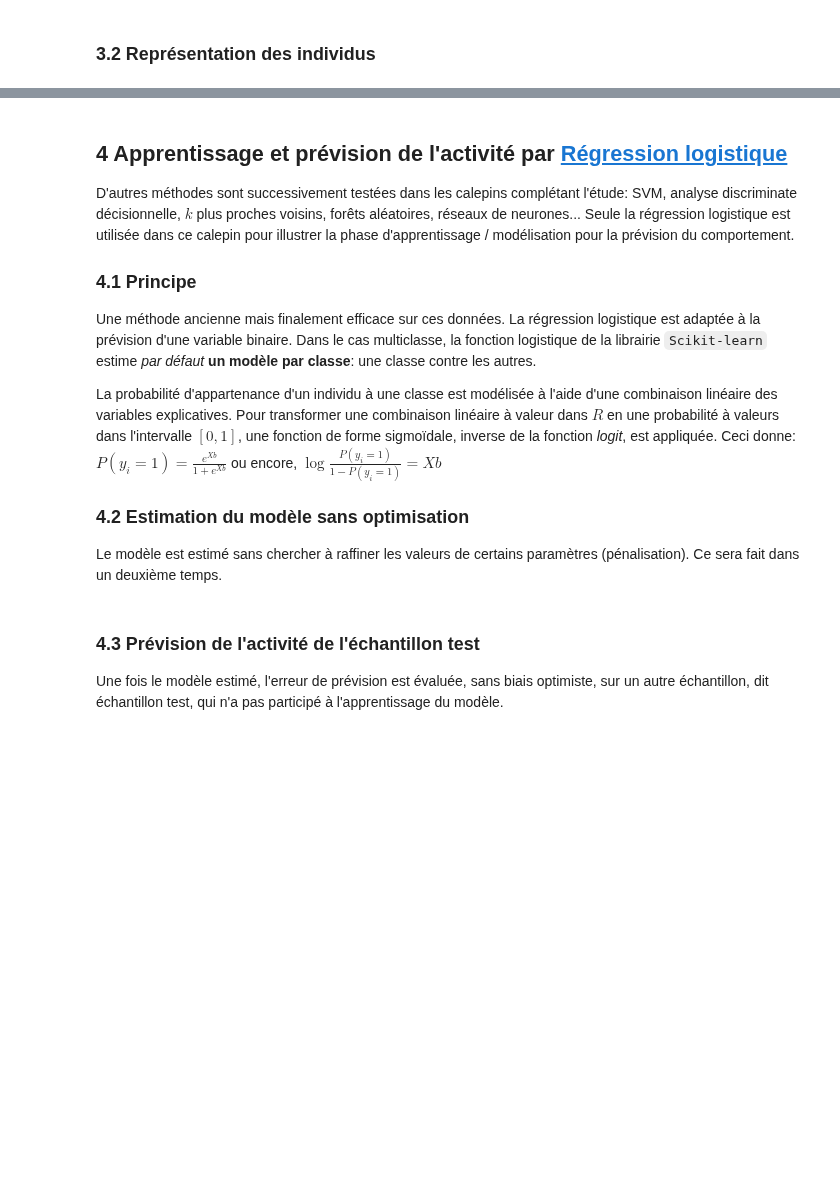
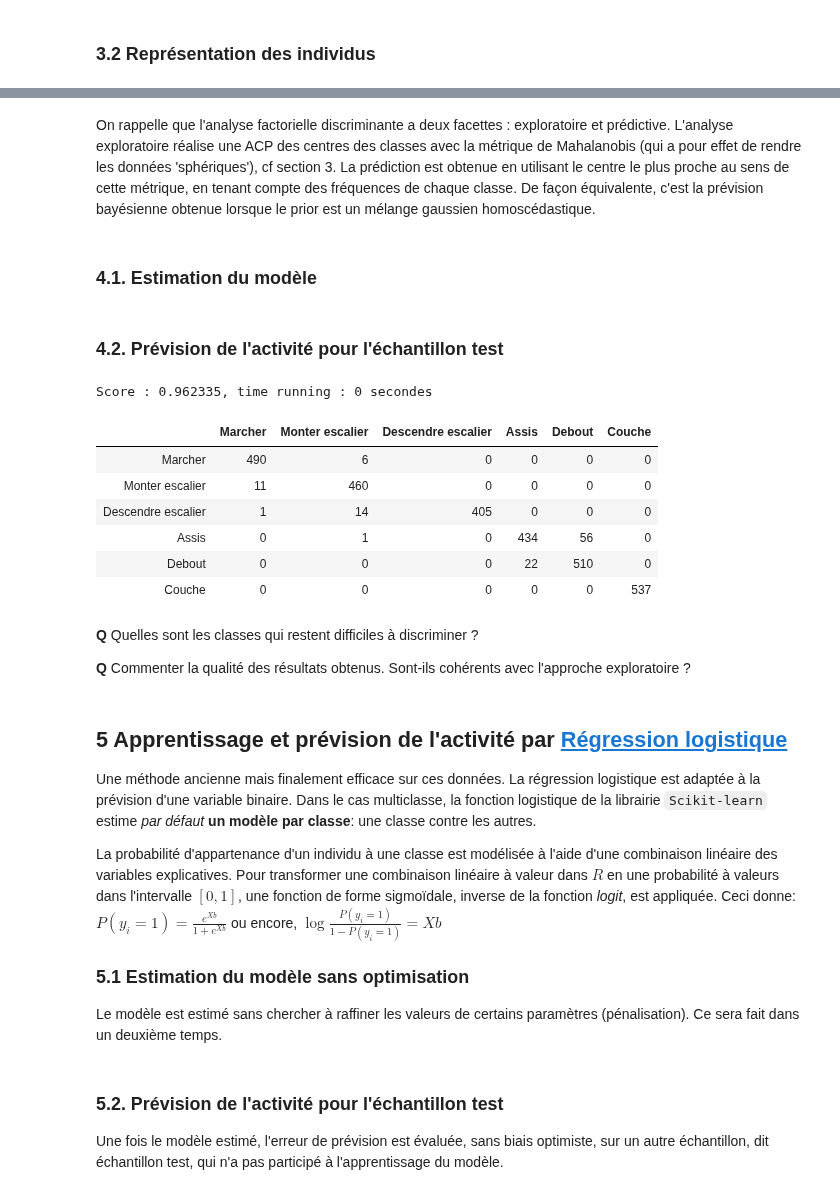
Before and after one commit to wikistat/Exploration, a Jupyter notebook: HumanActivityRecognition/Explo-Python-HAR-metier.ipynb, the cells around one changed output, grey strips where cells are left out. Drawn from its saved outputs; the diff is of its cells as text; code cells hidden in the pictures; blank space fills up the shorter version.

```diff
--- a/HumanActivityRecognition/Explo-Python-HAR-metier.ipynb
+++ b/HumanActivityRecognition/Explo-Python-HAR-metier.ipynb
@@ -213,14 +246,43 @@ Comme pour l'ACP, la représentation des variables n'apporterait rien.
+# %% [markdown]
+On rappelle que l'analyse factorielle discriminante a deux facettes : exploratoire et prédictive. L'analyse exploratoire réalise une ACP des centres des classes avec la métrique de Mahalanobis (qui a pour effet de rendre les données 'sphériques'), cf section 3. La prédiction est obtenue en utilisant le centre le plus proche au sens de cette métrique, en tenant compte des fréquences de chaque classe. De façon équivalente, c'est la prévision bayésienne obtenue lorsque le prior est un mélange gaussien homoscédastique.
+# %% [markdown]
+### 4.1. Estimation du modèle
+# %%
+method = LinearDiscriminantAnalysis()
+ts = time.time()
+method.fit(Xtrain, ytrain)
+scoreLDA = method.score(Xtest, ytest)
+ypredLDA = method.predict(Xtest)
+te = time.time()
+# %% [markdown]
+### 4.2. Prévision de l'activité pour l'échantillon test
+# %%
+from sklearn.metrics import confusion_matrix
+print("Score : %f, time running : %d secondes" %(scoreLDA, te - ts))
+pd.DataFrame(confusion_matrix(ytest, ypredLDA), index = labels, columns=labels)
+# %% [output]
+Score : 0.962335, time running : 0 secondes
+|  | Marcher | Monter escalier | Descendre escalier | Assis | Debout | Couche |
+| Marcher | 490 | 6 | 0 | 0 | 0 | 0 |
+| Monter escalier | 11 | 460 | 0 | 0 | 0 | 0 |
+| Descendre escalier | 1 | 14 | 405 | 0 | 0 | 0 |
+| Assis | 0 | 1 | 0 | 434 | 56 | 0 |
+| Debout | 0 | 0 | 0 | 22 | 510 | 0 |
+| Couche | 0 | 0 | 0 | 0 | 0 | 537 |
+# %% [markdown]
+**Q** Quelles sont les classes qui restent difficiles à discriminer ?
+
+**Q** Commenter la qualité des résultats obtenus. Sont-ils cohérents avec l'approche exploratoire ?
 # %% [markdown]
-## 4 Apprentissage et prévision de l'activité par [Régression logistique](http://wikistat.fr/pdf/st-m-app-rlogit.pdf)
-D'autres méthodes sont successivement testées dans les calepins complétant l'étude: SVM, analyse discriminate décisionnelle, $k$ plus proches voisins, forêts aléatoires, réseaux de neurones... Seule la régression logistique est utilisée dans ce calepin pour illustrer la phase d'apprentissage / modélisation pour la prévision du comportement.
+## 5 Apprentissage et prévision de l'activité par [Régression logistique](http://wikistat.fr/pdf/st-m-app-rlogit.pdf)
 
-### 4.1 Principe
+
 Une méthode ancienne mais finalement efficace sur ces données. La régression logistique est adaptée à la prévision d'une variable binaire. Dans le cas multiclasse, la fonction logistique de la librairie `Scikit-learn` estime *par défaut* **un modèle par classe**: une classe contre les autres.
 
 La probabilité d'appartenance d'un individu à une classe est modélisée à l'aide d'une combinaison linéaire des variables explicatives. Pour transformer une combinaison linéaire à valeur dans $R$ en une probabilité à valeurs dans l'intervalle $[0, 1]$, une fonction de forme sigmoïdale, inverse de la fonction *logit*, est appliquée.  Ceci donne: $P(y_i=1)=\frac{e^{Xb}}{1+e^{Xb}}$ ou encore, $\log\frac{P(y_i=1)}{1-P(y_i=1)}=Xb$
 
 
-### 4.2  Estimation du modèle sans optimisation
+### 5.1  Estimation du modèle sans optimisation
 Le modèle est estimé sans chercher à raffiner les valeurs de certains paramètres (pénalisation). Ce sera fait dans un deuxième temps.
 # %%
 from sklearn.linear_model import LogisticRegression
@@ -232,6 +294,6 @@ ypred = method.predict(Xtest)
 te = time.time()
 # %% [markdown]
-### 4.3 Prévision de l'activité de l'échantillon test
+### 5.2. Prévision de l'activité pour l'échantillon test
 Une fois le modèle estimé, l'erreur de prévision est évaluée, sans biais optimiste, sur un autre échantillon, dit échantillon test, qui n'a pas participé à l'apprentissage du modèle.
 # %%
 from sklearn.metrics import confusion_matrix
```
Also changed, not shown: parts of 23 cells of this notebook.
